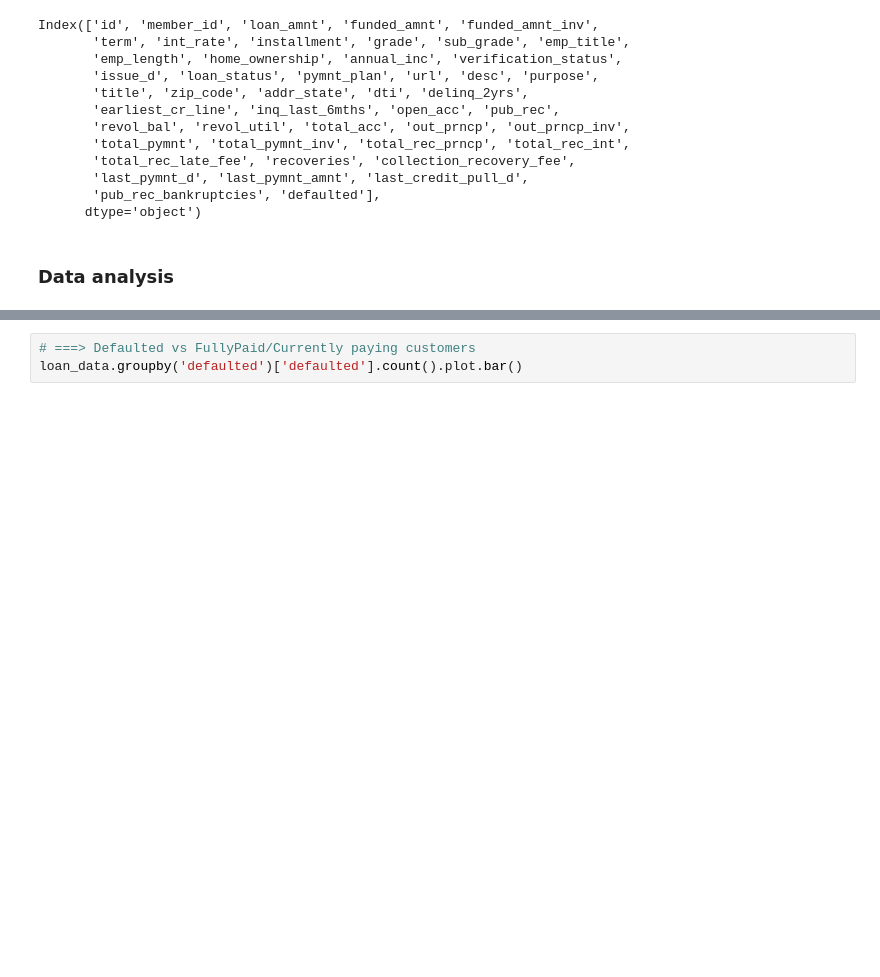
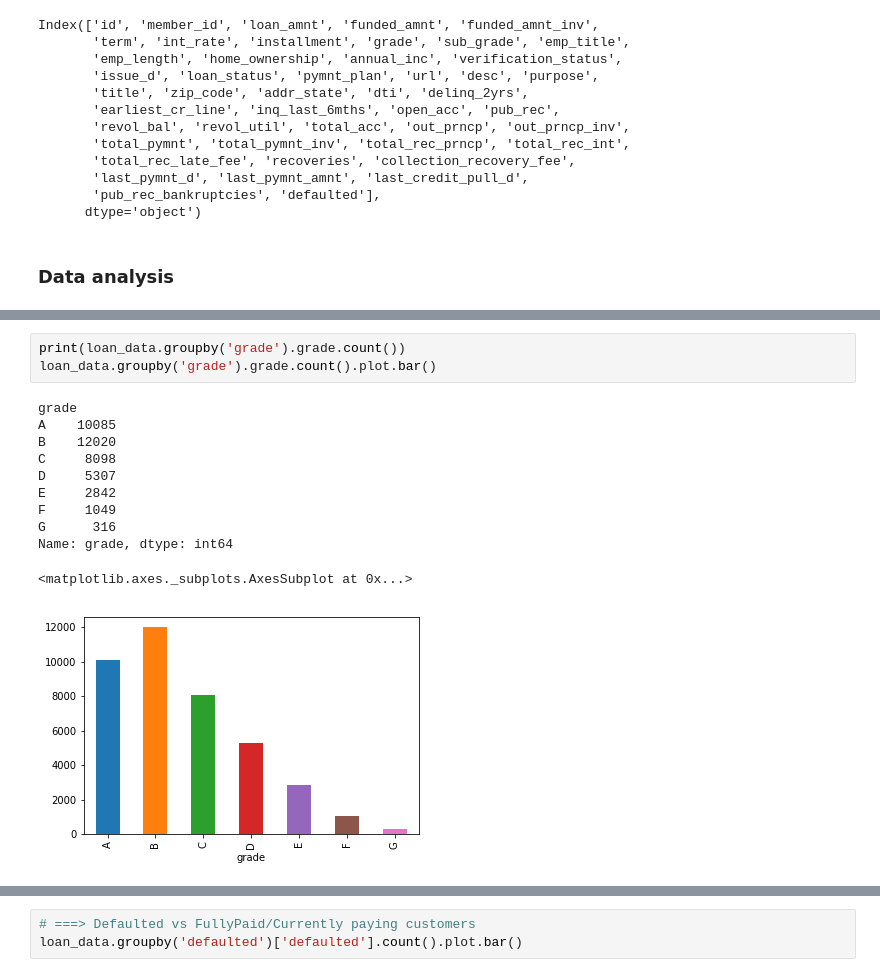
Before and after one commit to iamurali/upgrad_ml_ai, a Jupyter notebook: Lending_Case_Study/EDA_Case_Study.ipynb, the cells around one changed output, grey strips where cells are left out. Drawn from its saved outputs; the diff is of its cells as text; blank space fills up the shorter version.

```diff
--- a/Lending_Case_Study/EDA_Case_Study.ipynb
+++ b/Lending_Case_Study/EDA_Case_Study.ipynb
@@ -293,0 +313,15 @@ Index(['id', 'member_id', 'loan_amnt', 'funded_amnt', 'funded_amnt_inv',
+# %%
+print(loan_data.groupby('grade').grade.count())
+loan_data.groupby('grade').grade.count().plot.bar()
+# %% [output]
+grade
+A    10085
+B    12020
+C     8098
+D     5307
+E     2842
+F     1049
+G      316
+Name: grade, dtype: int64
+<matplotlib.axes._subplots.AxesSubplot at 0x...>
+[figure, added]
```
Also changed, not shown: parts of 28 cells of this notebook.
